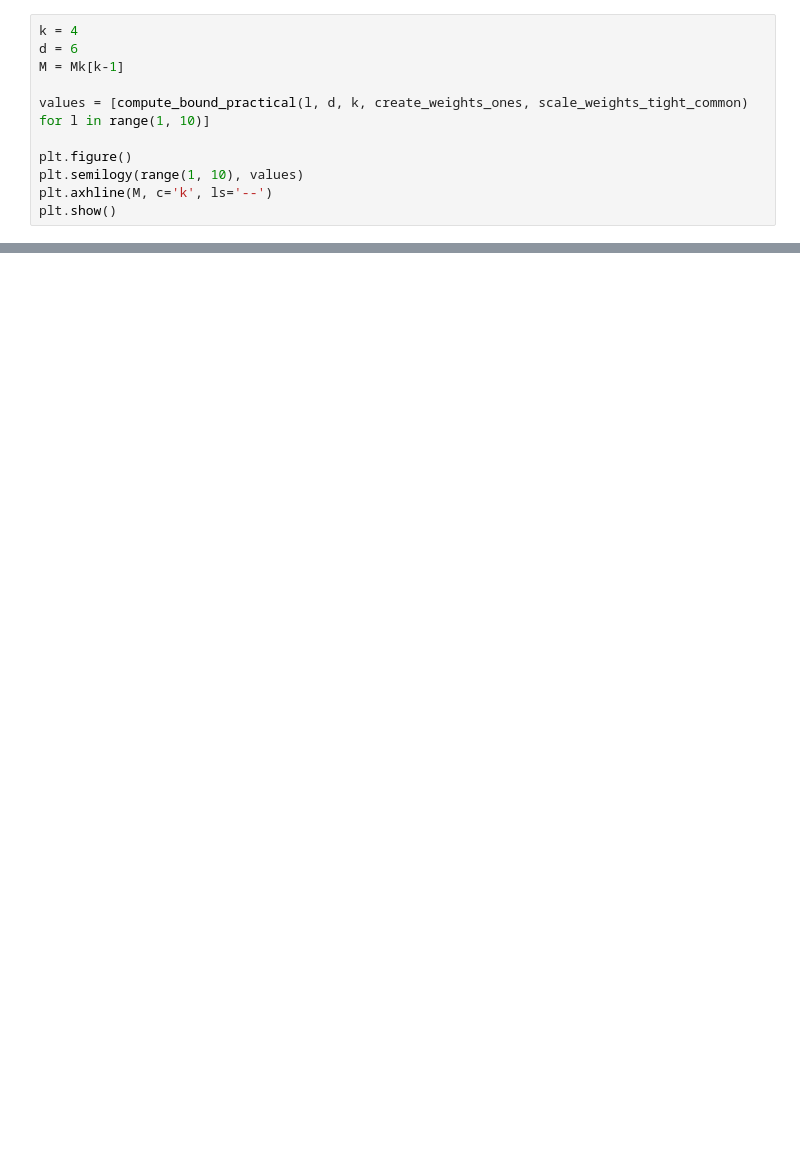
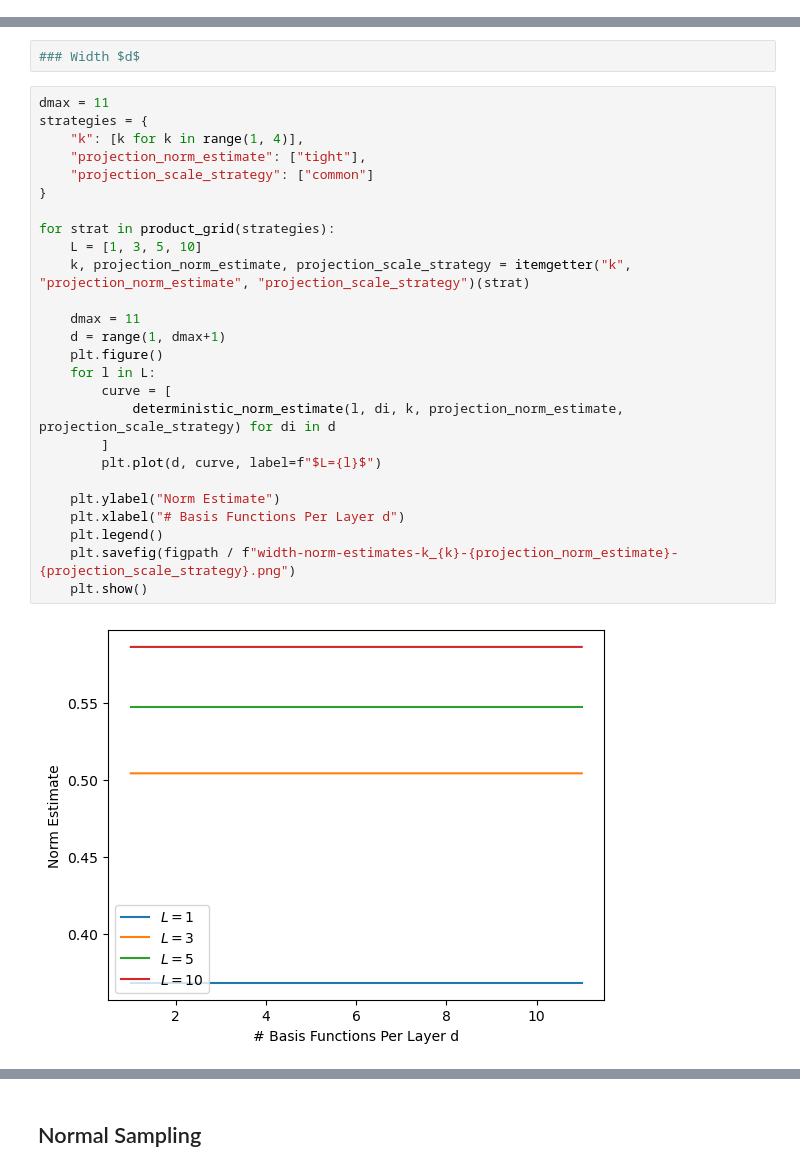
Before and after one commit to jorgenriseth/deepshape, a Jupyter notebook: notebooks/Derivative Bounds 2.ipynb, the cells around one changed output, grey strips where cells are left out. Drawn from its saved outputs; the diff is of its cells as text; blank space fills up the shorter version.

```diff
--- a/notebooks/Derivative Bounds 2.ipynb
+++ b/notebooks/Derivative Bounds 2.ipynb
@@ -149,11 +155,0 @@ def reduce_compute_bound_practical(weight_creation, weight_projection):
-# %%
-k = 4
-d = 6
-M = Mk[k-1]
-
-values = [compute_bound_practical(l, d, k, create_weights_ones, scale_weights_tight_common) for l in range(1, 10)]
-
-plt.figure()
-plt.semilogy(range(1, 10), values)
-plt.axhline(M, c='k', ls='--')
-plt.show()
@@ -204,0 +328,30 @@ plt.show()
+# %%
+### Width $d$
+# %%
+dmax = 11
+strategies = {
+    "k": [k for k in range(1, 4)],
+    "projection_norm_estimate": ["tight"],
+    "projection_scale_strategy": ["common"]
+}
+
+for strat in product_grid(strategies):
+    L = [1, 3, 5, 10]
+    k, projection_norm_estimate, projection_scale_strategy = itemgetter("k", "projection_norm_estimate", "projection_scale_strategy")(strat)
+
+    dmax = 11
+    d = range(1, dmax+1)
+    plt.figure()
+    for l in L:
+        curve = [
+            deterministic_norm_estimate(l, di, k, projection_norm_estimate, projection_scale_strategy) for di in d
+        ]
+        plt.plot(d, curve, label=f"$L={l}$")
+
+    plt.ylabel("Norm Estimate")
+    plt.xlabel("# Basis Functions Per Layer d")
+    plt.legend()
+    plt.savefig(figpath / f"width-norm-estimates-k_{k}-{projection_norm_estimate}-{projection_scale_strategy}.png")
+    plt.show()
+# %% [output]
+[figure, added]
@@ -204,0 +360,2 @@ plt.show()
+# %% [markdown]
+## Normal Sampling
```
Also changed, not shown: parts of 39 cells of this notebook, 2 other files.
